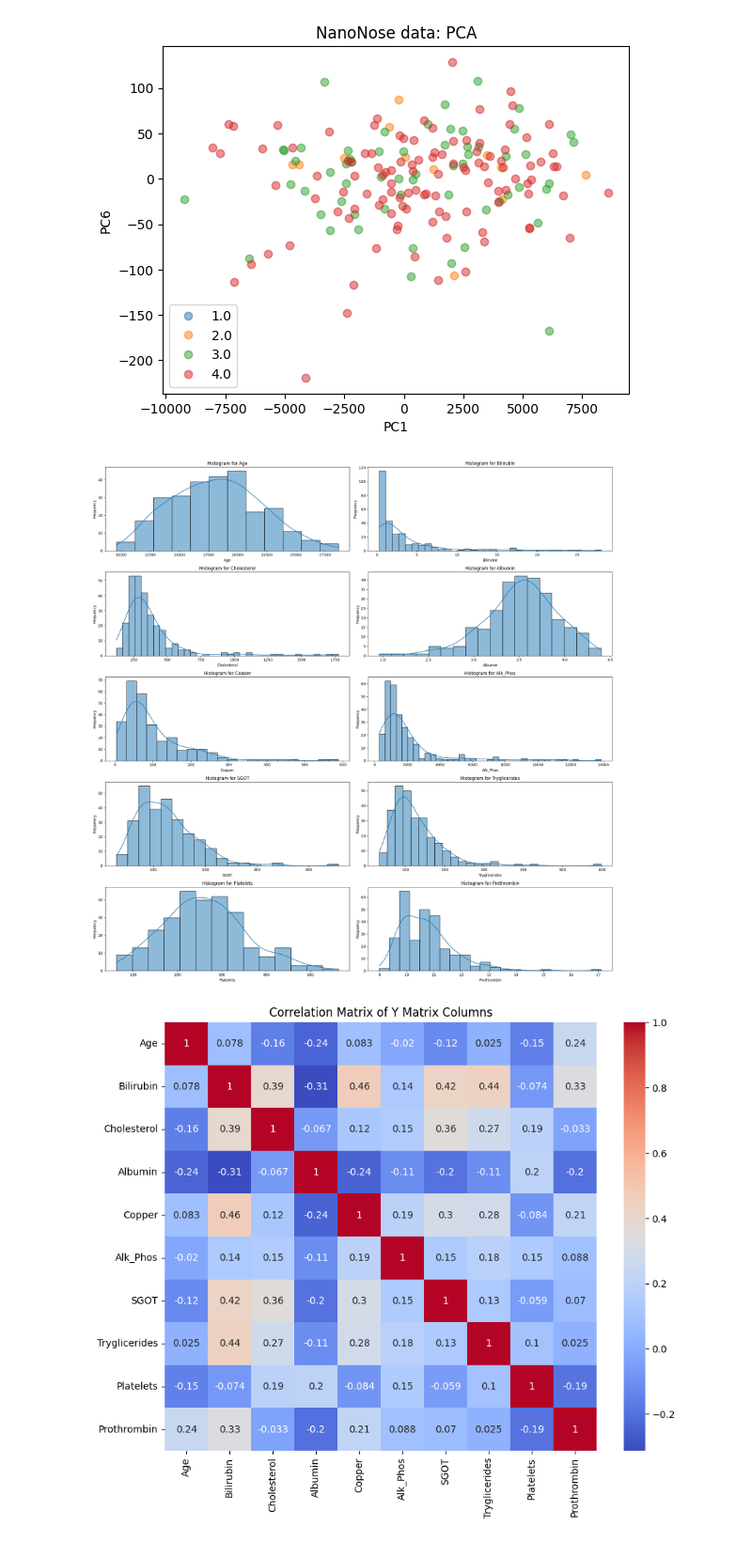
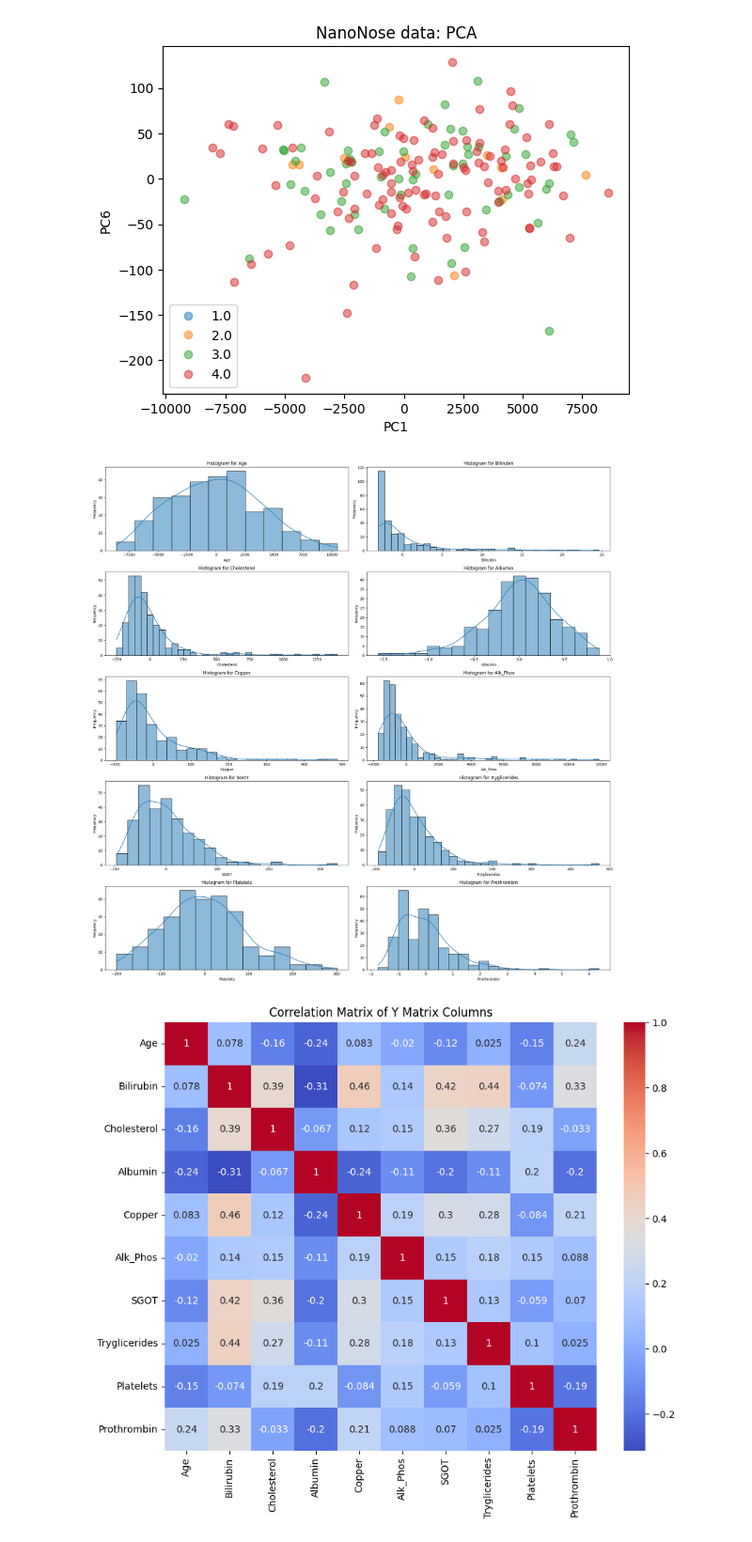
Before and after one commit to OBaldris/IntroML-Project, a Jupyter notebook: PCA.ipynb, the cells around one changed output. Shown at 94% size. Saved outputs shown, nothing was run; the diff lists cells and outputs as text; code cells hidden in the pictures.

```diff
--- a/PCA.ipynb
+++ b/PCA.ipynb
@@ -202,30 +202,30 @@ show()
 # %%
 import matplotlib.pyplot as plt
 import seaborn as sns
 
 # Create a 4x4 grid of subplots
 fig, axes = plt.subplots(5, 2, figsize=(20, 20))
 
 # Flatten the axes array for easy iteration
 axes = axes.flatten()
 
 # Iterate over each column in X
 for i, col_name in enumerate(attributeNames[:-1]):
     # Plot continuous line for the distribution
-    sns.histplot(X[:, i], ax=axes[i], kde=True)
+    sns.histplot(Y[:, i], ax=axes[i], kde=True)
 
     # Set title and labels
     axes[i].set_title(f'Histogram for {col_name}')
     axes[i].set_xlabel(col_name)
     axes[i].set_ylabel('Frequency')
 
 # Adjust layout
 plt.tight_layout()
 
 # Show plot
 plt.show()
 # %% [output]
-[figure, old version]
+[figure, new version]
 # %%
 import seaborn as sns
 
```
Also changed, not shown: parts of 5 cells of this notebook.
